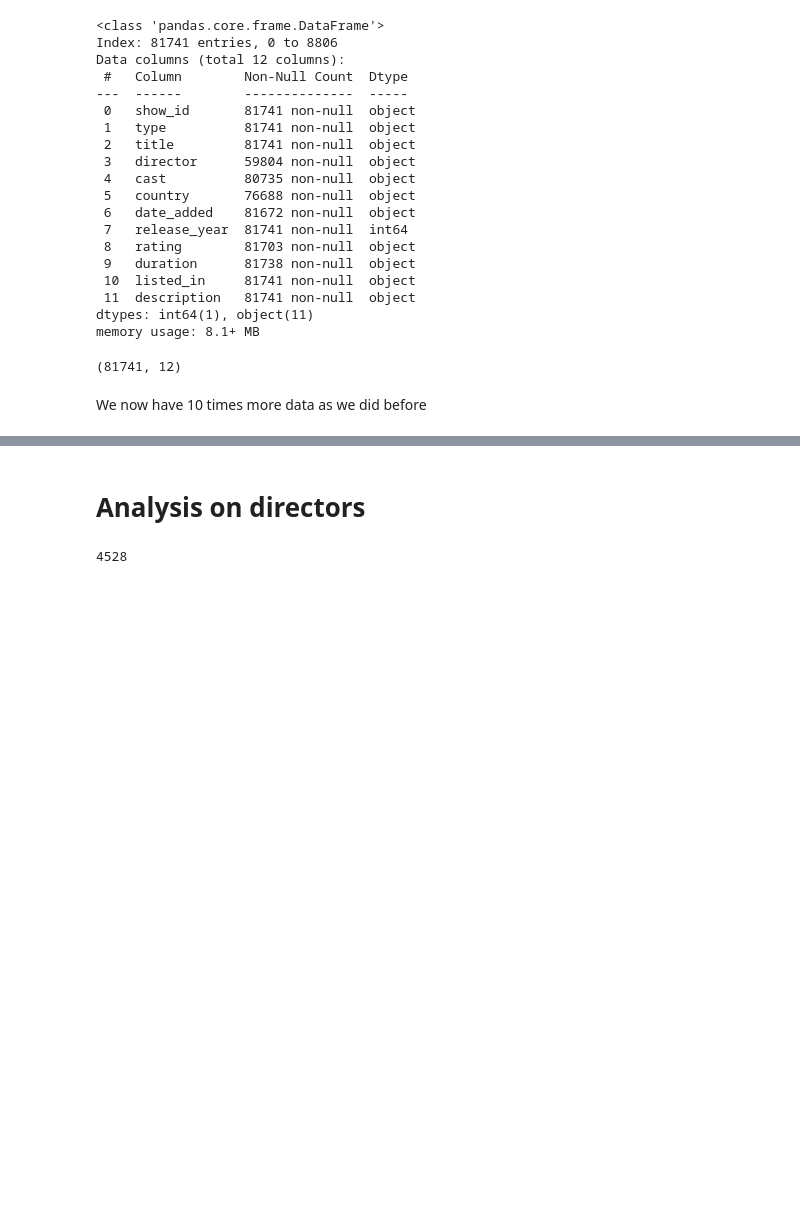
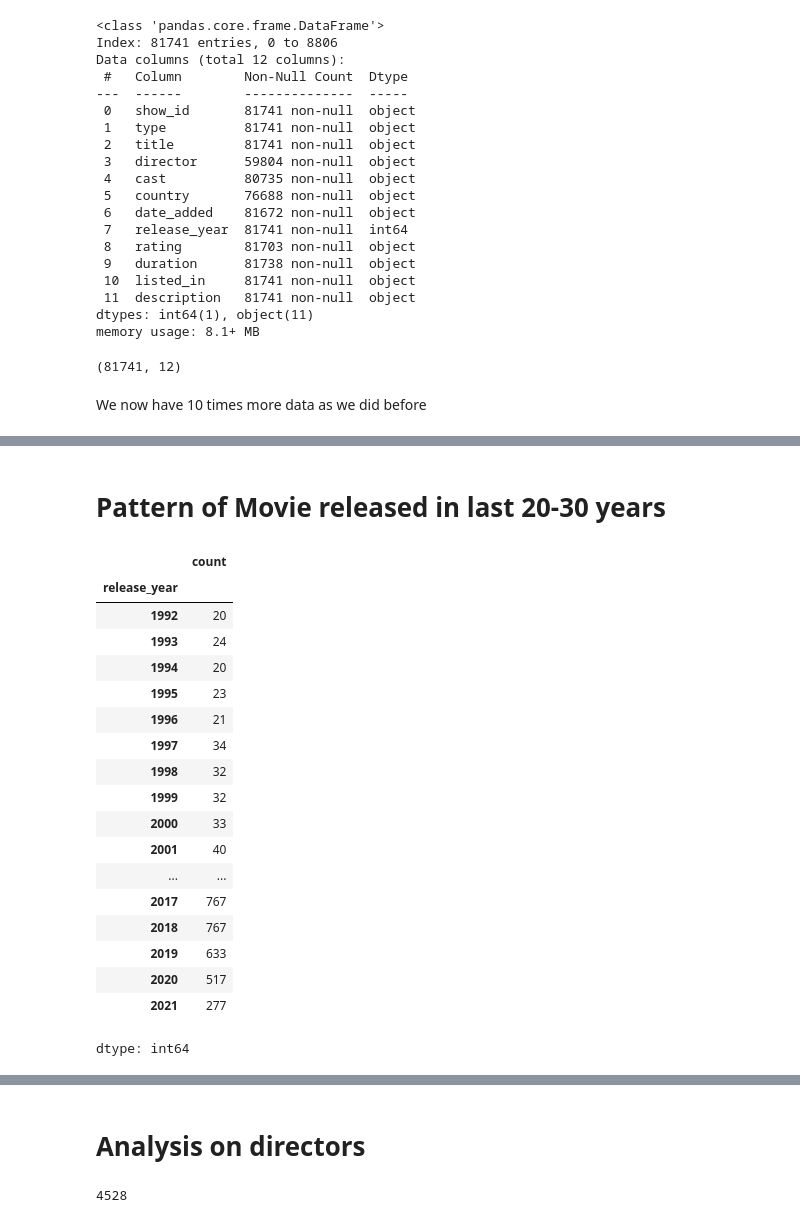
Before and after one commit to RichaGaharwar/Exploratory-Data-Analysis-Netflix-, a Jupyter notebook: Netflix_EDA.ipynb, the cells around one changed output, grey strips where cells are left out. Cells and saved outputs as stored; diff of their text form; code cells hidden in the pictures; blank space fills up the shorter version.

```diff
--- a/Netflix_EDA.ipynb
+++ b/Netflix_EDA.ipynb
@@ -551,0 +581,25 @@ We now have 10 times more data as we did before
+# %% [markdown]
+# **Pattern of Movie released in last 20-30 years**
+# %%
+movie_released = netflix2[netflix2['type']=='Movie']['release_year'].value_counts().sort_index().tail(30)
+movie_released
+# %% [output]
+|  | count |
+| release_year |  |
+| 1992 | 20 |
+| 1993 | 24 |
+| 1994 | 20 |
+| 1995 | 23 |
+| 1996 | 21 |
+| 1997 | 34 |
+| 1998 | 32 |
+| 1999 | 32 |
+| 2000 | 33 |
+| 2001 | 40 |
+| ... | ... |
+| 2017 | 767 |
+| 2018 | 767 |
+| 2019 | 633 |
+| 2020 | 517 |
+| 2021 | 277 |
+dtype: int64
```
Also changed, not shown: parts of 22 cells of this notebook.
